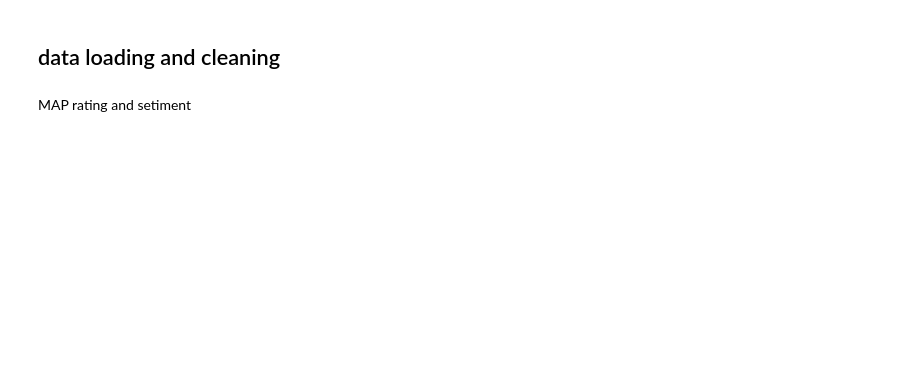
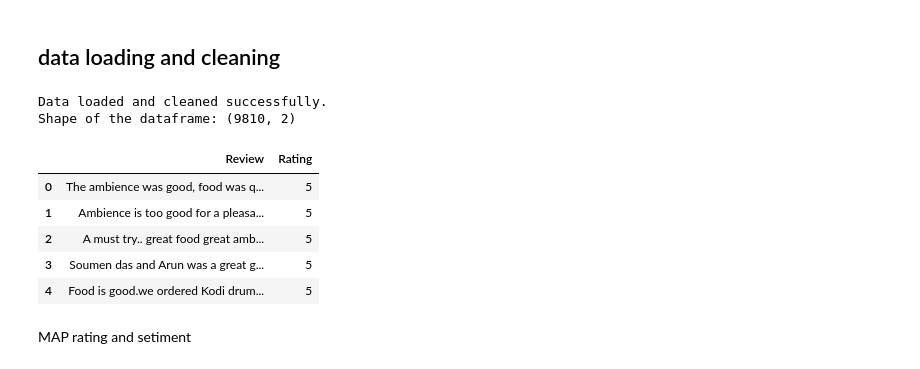
Before and after one commit to kavin81/ML_mp, a Jupyter notebook: notebooks/01_data_exploration.ipynb, the cells around one changed output. Saved outputs shown, nothing was run; the diff lists cells and outputs as text; code cells hidden in the pictures; blank space fills up the shorter version.

```diff
--- a/notebooks/01_data_exploration.ipynb
+++ b/notebooks/01_data_exploration.ipynb
@@ -36,23 +40,32 @@ Error:
 # %%
 import pandas as pd
 
 # Load the dataset using the correct relative path
-df = pd.read_csv('../data/raw/restaurant_reviews.csv')
+df = pd.read_csv('restaurant_reviews.csv')
 
 # Select the necessary columns and drop rows with missing ratings
 df = df[['Review','Rating']]
 df = df.dropna(subset=["Rating", "Review"])
 
 # Ensure ratings are digits and convert the column to integer type
 df = df[df["Rating"].apply(lambda x: str(x).isdigit())]
 df["Rating"] = df["Rating"].astype(int)
 
 # Ensure the 'Review' column is always a string
 df['Review'] = df['Review'].astype(str)
 
 print("Data loaded and cleaned successfully.")
 print(f"Shape of the dataframe: {df.shape}")
 df.head()
+# %% [output]
+Data loaded and cleaned successfully.
+Shape of the dataframe: (9810, 2)
+|  | Review | Rating |
+| 0 | The ambience was good, food was q... | 5 |
+| 1 | Ambience is too good for a pleasa... | 5 |
+| 2 | A must try.. great food great amb... | 5 |
+| 3 | Soumen das and Arun was a great g... | 5 |
+| 4 | Food is good.we ordered Kodi drum... | 5 |
 # %% [markdown]
 MAP rating and setiment
 # %%
```
Also changed, not shown: parts of 13 cells of this notebook.
